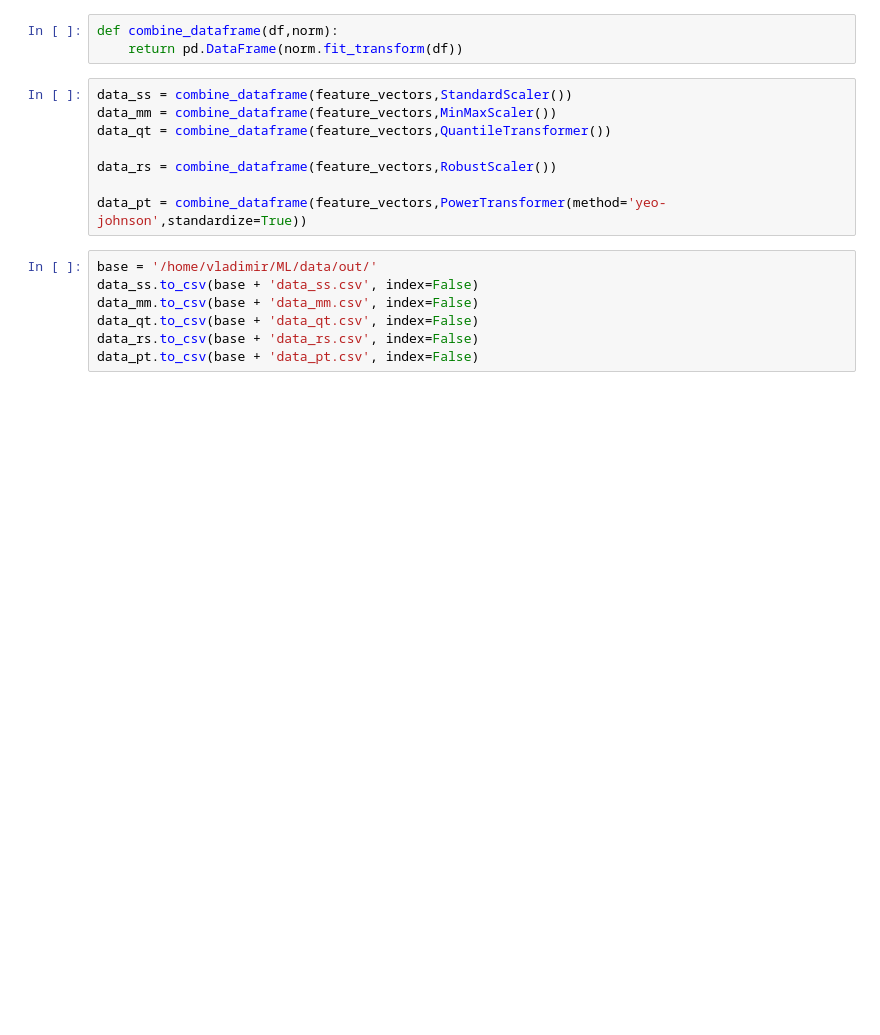
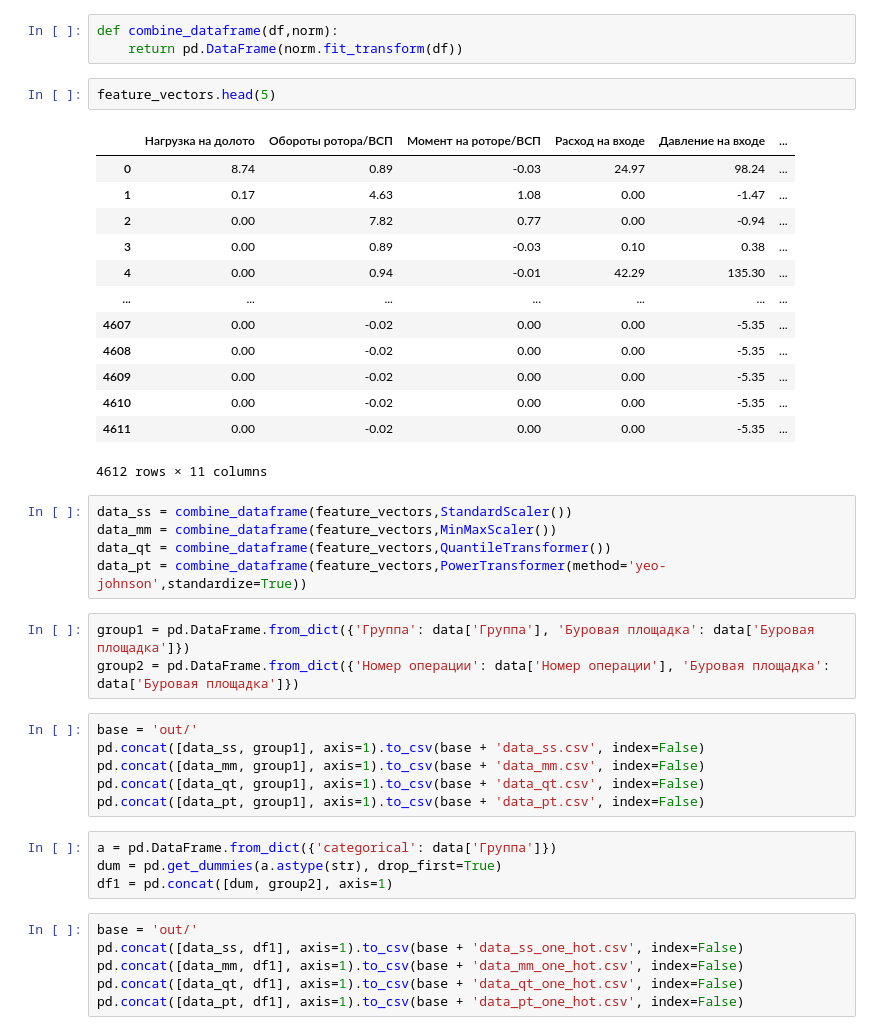
Before and after one commit to vokor/DrillingOperationsClassifier, a Jupyter notebook: models/DataPreprocessing.ipynb, the cells around one changed output. Saved outputs shown, nothing was run; the diff lists cells and outputs as text; blank space fills up the shorter version.

```diff
--- a/models/DataPreprocessing.ipynb
+++ b/models/DataPreprocessing.ipynb
@@ -116,18 +195,43 @@ from sklearn.preprocessing import StandardScaler, MinMaxScaler, QuantileTransfor
 # %%
 def combine_dataframe(df,norm):
     return pd.DataFrame(norm.fit_transform(df))
+# %%
+feature_vectors.head(5)
+# %% [output]
+|  | Нагрузка на долото | Обороты ротора/ВСП | Момент на роторе/ВСП | Расход на входе | Давление на входе | ... |
+| 0 | 8.74 | 0.89 | -0.03 | 24.97 | 98.24 | ... |
+| 1 | 0.17 | 4.63 | 1.08 | 0.00 | -1.47 | ... |
+| 2 | 0.00 | 7.82 | 0.77 | 0.00 | -0.94 | ... |
+| 3 | 0.00 | 0.89 | -0.03 | 0.10 | 0.38 | ... |
+| 4 | 0.00 | 0.94 | -0.01 | 42.29 | 135.30 | ... |
+| ... | ... | ... | ... | ... | ... | ... |
+| 4607 | 0.00 | -0.02 | 0.00 | 0.00 | -5.35 | ... |
+| 4608 | 0.00 | -0.02 | 0.00 | 0.00 | -5.35 | ... |
+| 4609 | 0.00 | -0.02 | 0.00 | 0.00 | -5.35 | ... |
+| 4610 | 0.00 | -0.02 | 0.00 | 0.00 | -5.35 | ... |
+| 4611 | 0.00 | -0.02 | 0.00 | 0.00 | -5.35 | ... |
+4612 rows × 11 columns
 # %%
 data_ss = combine_dataframe(feature_vectors,StandardScaler())
 data_mm = combine_dataframe(feature_vectors,MinMaxScaler())
 data_qt = combine_dataframe(feature_vectors,QuantileTransformer())
-
-data_rs = combine_dataframe(feature_vectors,RobustScaler())
-
 data_pt = combine_dataframe(feature_vectors,PowerTransformer(method='yeo-johnson',standardize=True))
+# %%
+group1 = pd.DataFrame.from_dict({'Группа': data['Группа'], 'Буровая площадка': data['Буровая площадка']})
+group2 = pd.DataFrame.from_dict({'Номер операции': data['Номер операции'], 'Буровая площадка': data['Буровая площадка']})
 # %%
-base = '/home/vladimir/ML/data/out/'
-data_ss.to_csv(base + 'data_ss.csv', index=False)
-data_mm.to_csv(base + 'data_mm.csv', index=False)
-data_qt.to_csv(base + 'data_qt.csv', index=False)
-data_rs.to_csv(base + 'data_rs.csv', index=False)
-data_pt.to_csv(base + 'data_pt.csv', index=False)
+base = 'out/'
+pd.concat([data_ss, group1], axis=1).to_csv(base + 'data_ss.csv', index=False)
+pd.concat([data_mm, group1], axis=1).to_csv(base + 'data_mm.csv', index=False)
+pd.concat([data_qt, group1], axis=1).to_csv(base + 'data_qt.csv', index=False)
+pd.concat([data_pt, group1], axis=1).to_csv(base + 'data_pt.csv', index=False)
+# %%
+a = pd.DataFrame.from_dict({'categorical': data['Группа']})
+dum = pd.get_dummies(a.astype(str), drop_first=True)
+df1 = pd.concat([dum, group2], axis=1)
+# %%
+base = 'out/'
+pd.concat([data_ss, df1], axis=1).to_csv(base + 'data_ss_one_hot.csv', index=False)
+pd.concat([data_mm, df1], axis=1).to_csv(base + 'data_mm_one_hot.csv', index=False)
+pd.concat([data_qt, df1], axis=1).to_csv(base + 'data_qt_one_hot.csv', index=False)
+pd.concat([data_pt, df1], axis=1).to_csv(base + 'data_pt_one_hot.csv', index=False)
```
Also changed, not shown: parts of 12 cells of this notebook, 8 other files.
